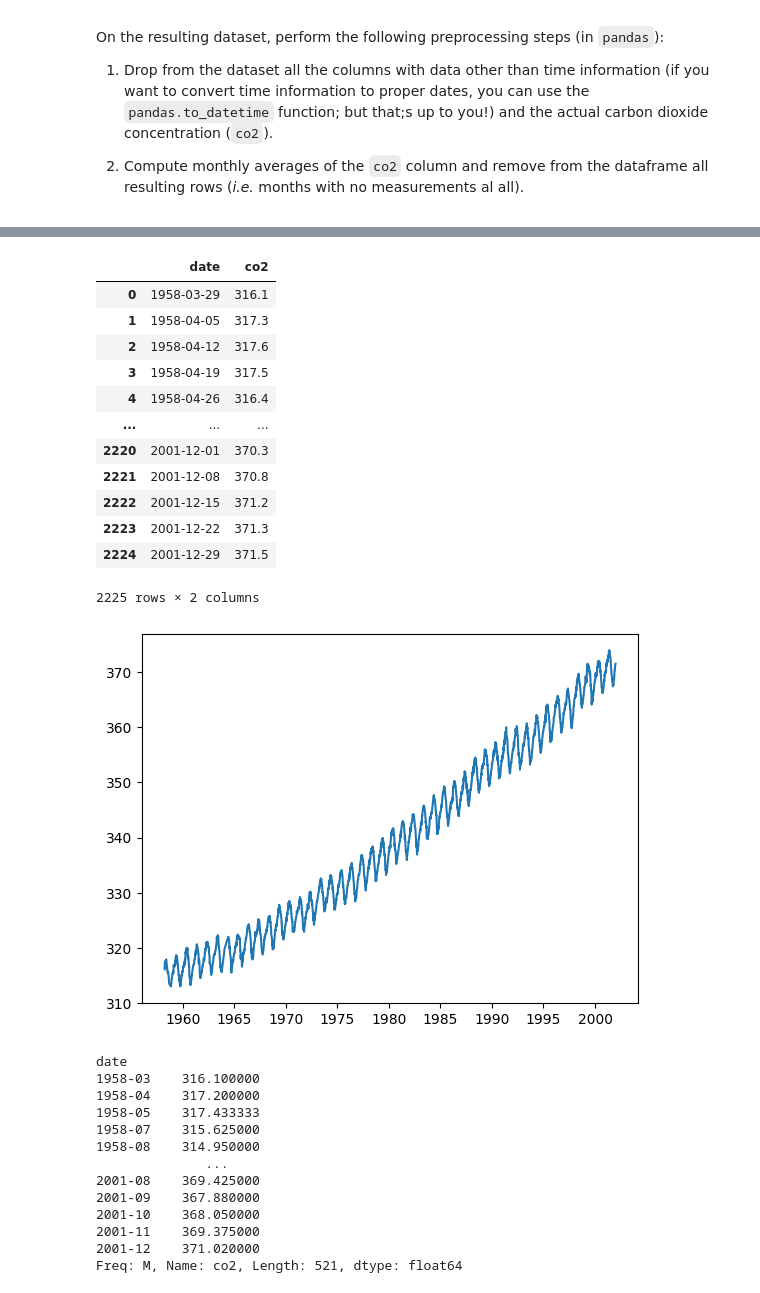
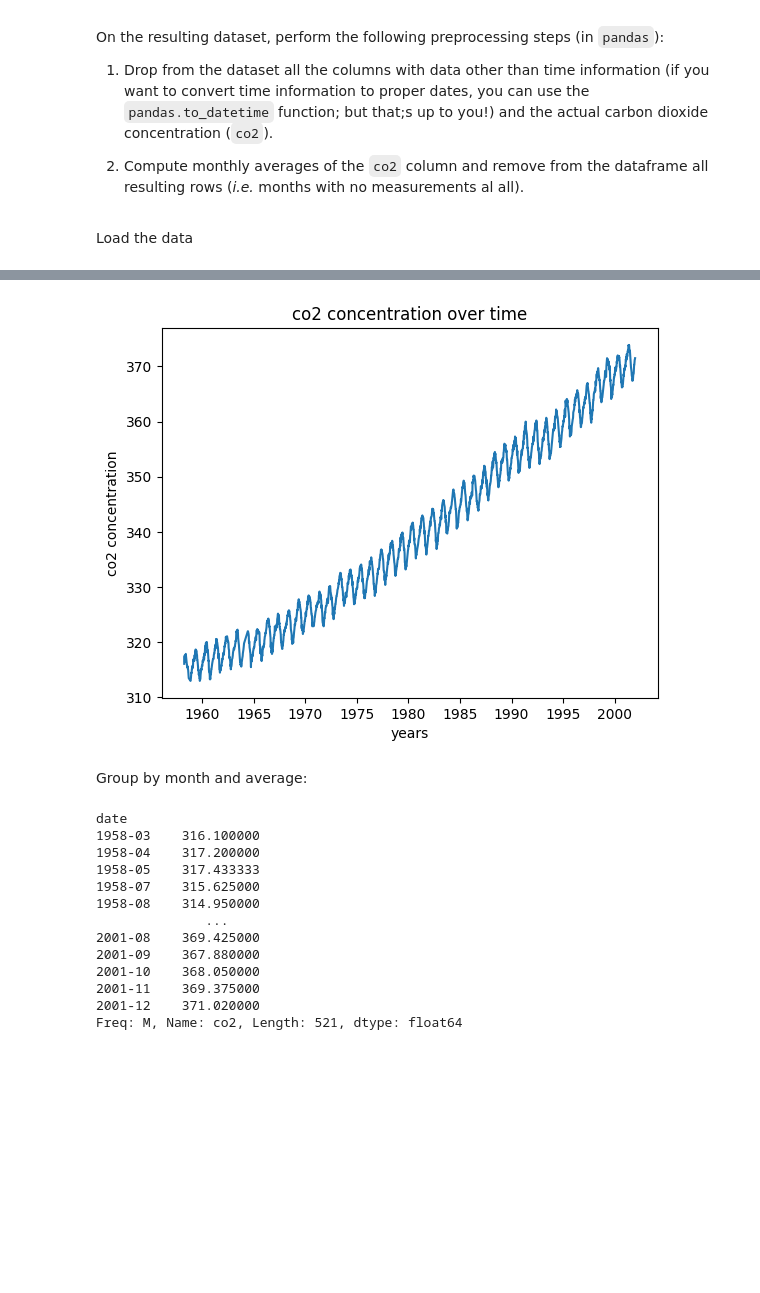
Before and after one commit to alessimichele/probml-units, a Jupyter notebook: homework-2023/02_bayesian_reg_class_gps_HW.ipynb, the cells around one changed output, grey strips where cells are left out. Drawn from its saved outputs; the diff is of its cells as text; code cells hidden in the pictures; blank space fills up the shorter version.

```diff
--- a/homework-2023/02_bayesian_reg_class_gps_HW.ipynb
+++ b/homework-2023/02_bayesian_reg_class_gps_HW.ipynb
@@ -114,6 +114,8 @@ On the resulting dataset, perform the following preprocessing steps (in `pandas`
 1. Drop from the dataset all the columns with data other than time information (if you want to convert time information to proper dates, you can use the `pandas.to_datetime` function; but that;s up to you!) and the actual carbon dioxide concentration (`co2`).
 
 2. Compute monthly averages of the `co2` column and remove from the dataframe all resulting rows (*i.e.* months with no measurements al all).
+# %% [markdown]
+Load the data
 # %%
 from sklearn.datasets import fetch_openml
 X, y = fetch_openml(data_id=41187, as_frame=True, parser='pandas', return_X_y=True)
@@ -141,26 +141,18 @@ print(df)
 # %%
 from matplotlib import pyplot as plt
 df['date'] = pd.to_datetime(dict(year=df.year, month=df.month, day=df.day))
 
 plt.plot(df['date'], df['co2'])
+plt.title('co2 concentration over time')
+plt.xlabel('years')
+plt.ylabel('co2 concentration')
+plt.show()
 
 df_final = pd.concat([df['date'], df['co2']], axis=1)
-df_final
 # %% [output]
-|  | date | co2 |
-| 0 | 1958-03-29 | 316.1 |
-| 1 | 1958-04-05 | 317.3 |
-| 2 | 1958-04-12 | 317.6 |
-| 3 | 1958-04-19 | 317.5 |
-| 4 | 1958-04-26 | 316.4 |
-| ... | ... | ... |
-| 2220 | 2001-12-01 | 370.3 |
-| 2221 | 2001-12-08 | 370.8 |
-| 2222 | 2001-12-15 | 371.2 |
-| 2223 | 2001-12-22 | 371.3 |
-| 2224 | 2001-12-29 | 371.5 |
-2225 rows × 2 columns
-[figure, old version]
+[figure, new version]
+# %% [markdown]
+Group by month and average:
 # %%
 monthly_mean = df_final.groupby(pd.PeriodIndex(df_final['date'], freq="M"))['co2'].mean()
 monthly_mean
```
Also changed, not shown: parts of 28 cells of this notebook.
